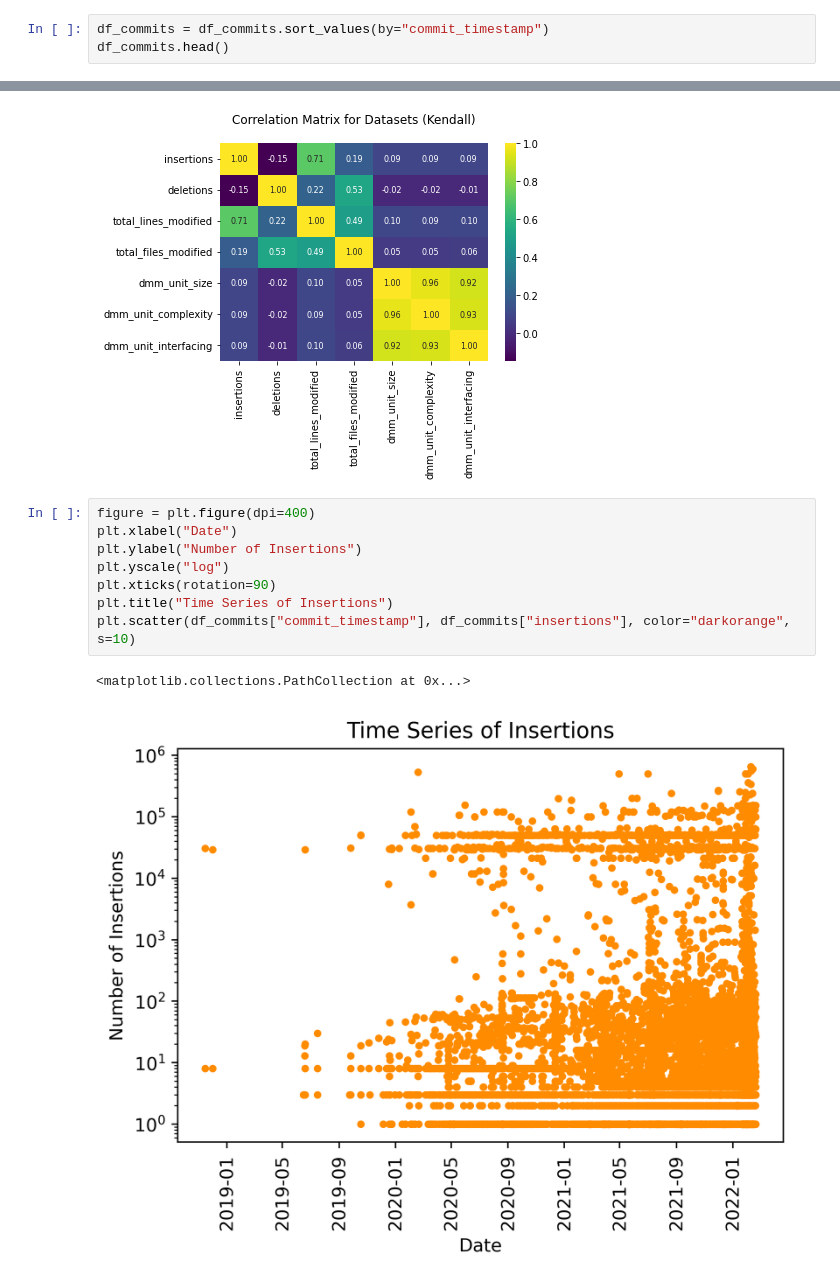
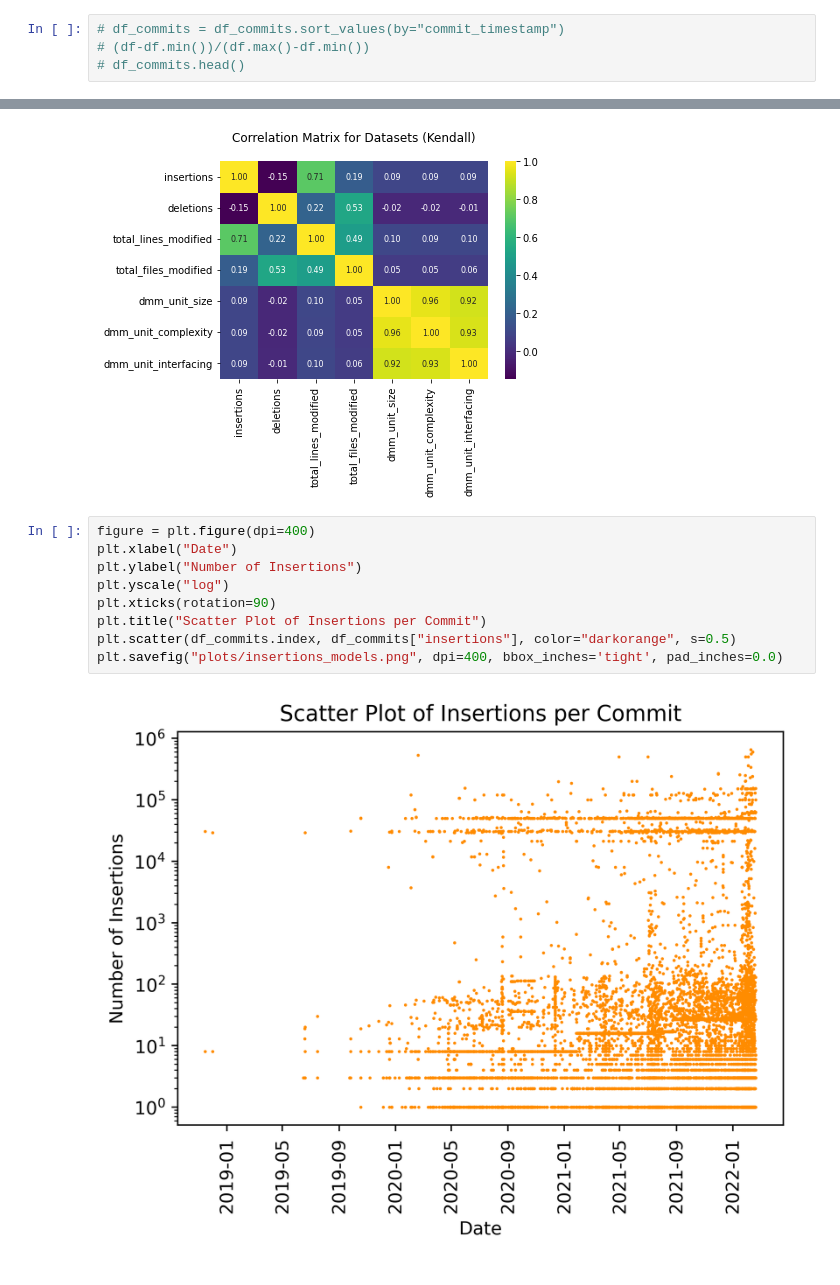
Before and after one commit to Elang89/hf-evolution, a Jupyter notebook: notebooks/models_statistics.ipynb, the cells around one changed output, grey strips where cells are left out. Saved outputs shown, nothing was run; the diff lists cells and outputs as text.

```diff
--- a/notebooks/models_statistics.ipynb
+++ b/notebooks/models_statistics.ipynb
@@ -24,5 +24,6 @@ df_file_changes = pd.read_sql_query("""SELECT
     token_count
     FROM file_changes""", conn)
 # %%
-df_commits = df_commits.sort_values(by="commit_timestamp")
-df_commits.head()
+# df_commits = df_commits.sort_values(by="commit_timestamp")
+# (df-df.min())/(df.max()-df.min())
+# df_commits.head()
@@ -75,14 +69,14 @@ plt.savefig("corr_mat_models_kendall.png", dpi=400, bbox_inches='tight', pad_inc
 # %%
 figure = plt.figure(dpi=400)
 plt.xlabel("Date")
 plt.ylabel("Number of Insertions")
 plt.yscale("log")
 plt.xticks(rotation=90)
-plt.title("Time Series of Insertions")
-plt.scatter(df_commits["commit_timestamp"], df_commits["insertions"], color="darkorange", s=10)
+plt.title("Scatter Plot of Insertions per Commit")
+plt.scatter(df_commits.index, df_commits["insertions"], color="darkorange", s=0.5)
+plt.savefig("plots/insertions_models.png", dpi=400, bbox_inches='tight', pad_inches=0.0)
 # %% [output]
-<matplotlib.collections.PathCollection at 0x...>
-[figure, old version]
+[figure, new version]
 # %%
 figure = plt.figure(dpi=400)
 plt.xlabel("Date")
```
Also changed, not shown: parts of 7 cells of this notebook, 16 other files.
